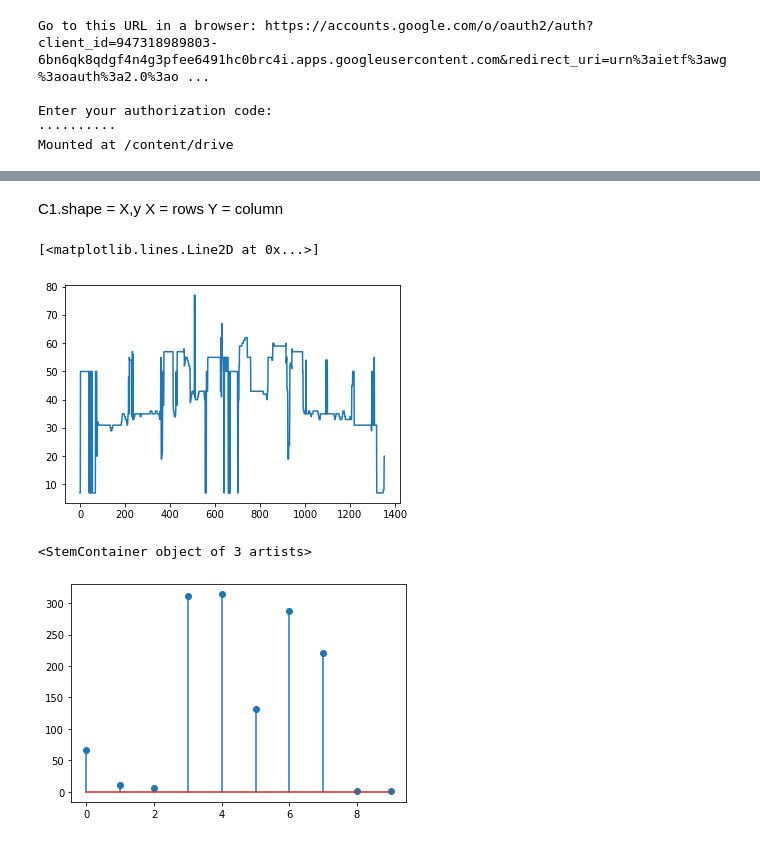
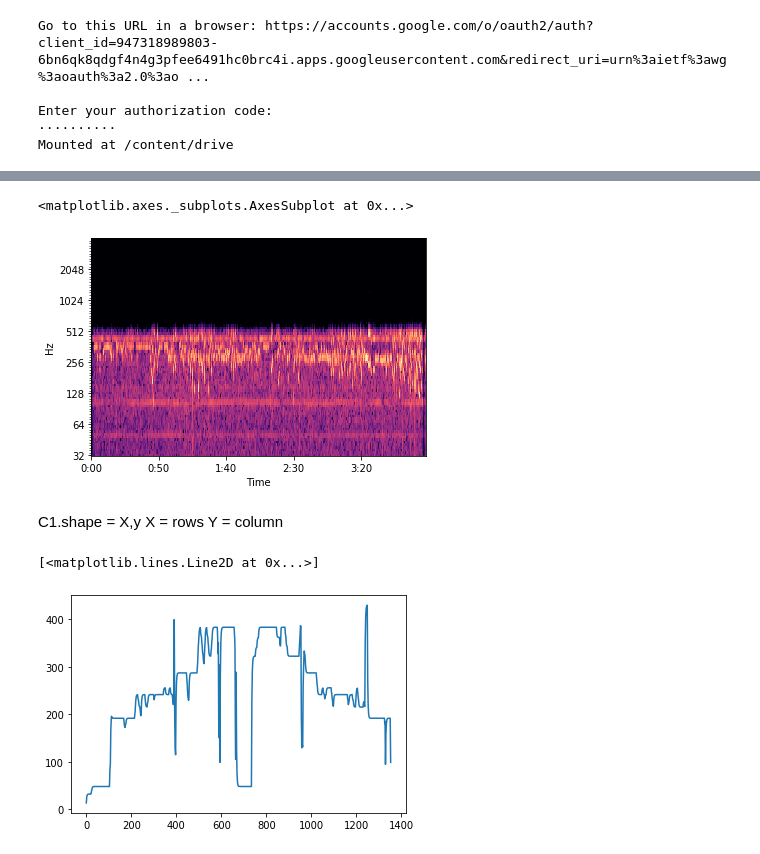
Before and after one commit to Kodhandarama/Audio_Analysis, a Jupyter notebook: pitch_contour.ipynb, the cells around one changed output, grey strips where cells are left out. Drawn from its saved outputs; the diff is of its cells as text; code cells hidden in the pictures.

```diff
--- a/pitch_contour.ipynb
+++ b/pitch_contour.ipynb
@@ -44,3 +87,8 @@ librosa.display.specshow(C1, sr=sr, x_axis='time',y_axis = 'cqt_hz') # cqt
+# %%
+librosa.display.specshow(logC2, sr=sr2, x_axis='time',y_axis = 'cqt_hz') # c
+# %% [output]
+<matplotlib.axes._subplots.AxesSubplot at 0x...>
+[figure, added]
 # %% [markdown]
 C1.shape = X,y
 X = rows
@@ -54,10 +99,5 @@ for k in range(0,j):
 # %%
-plt.plot(a)
+plt.plot(pitch_1)
 # %% [output]
 [<matplotlib.lines.Line2D at 0x...>]
-[figure, old version]
+[figure, new version]
-# %%
-plt.stem(np.histogram(a)[0])
-# %% [output]
-<StemContainer object of 3 artists>
-[figure, removed]
```
Also changed, not shown: parts of 10 cells of this notebook.
